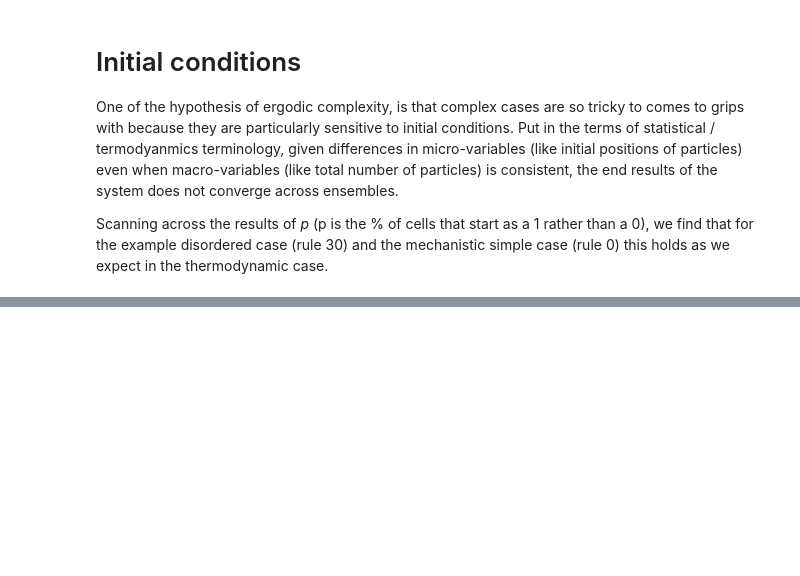
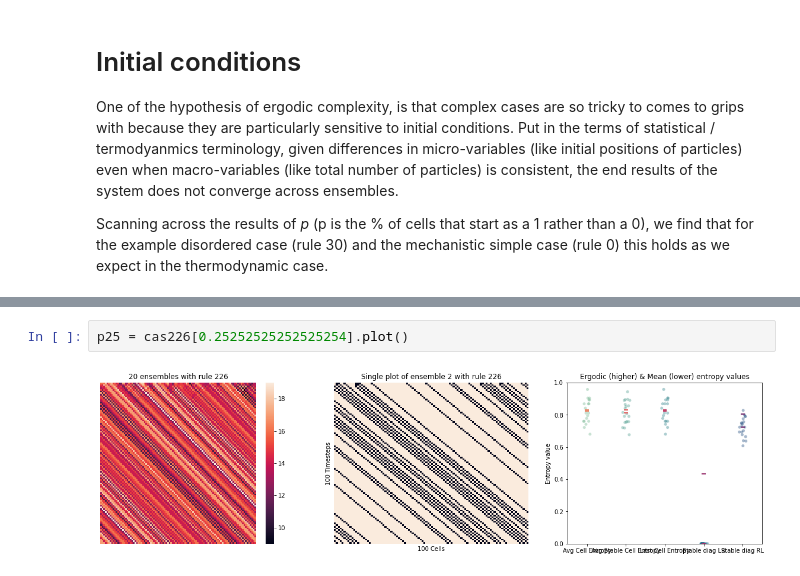
Before and after one commit to timjdavey/incoherence, a Jupyter notebook: notebooks/4.3. Tipping points - Cellular Automata.ipynb, the cells around one changed output, grey strips where cells are left out. Drawn from its saved outputs; the diff is of its cells as text; blank space fills up the shorter version.

```diff
--- a/notebooks/4.3. Tipping points - Cellular Automata.ipynb
+++ b/notebooks/4.3. Tipping points - Cellular Automata.ipynb
@@ -61,0 +68,4 @@ cas226
+# %%
+p25 = cas226[0.25252525252525254].plot()
+# %% [output]
+[figure, added]
```
Also changed, not shown: parts of 13 cells of this notebook, 11 other files.
